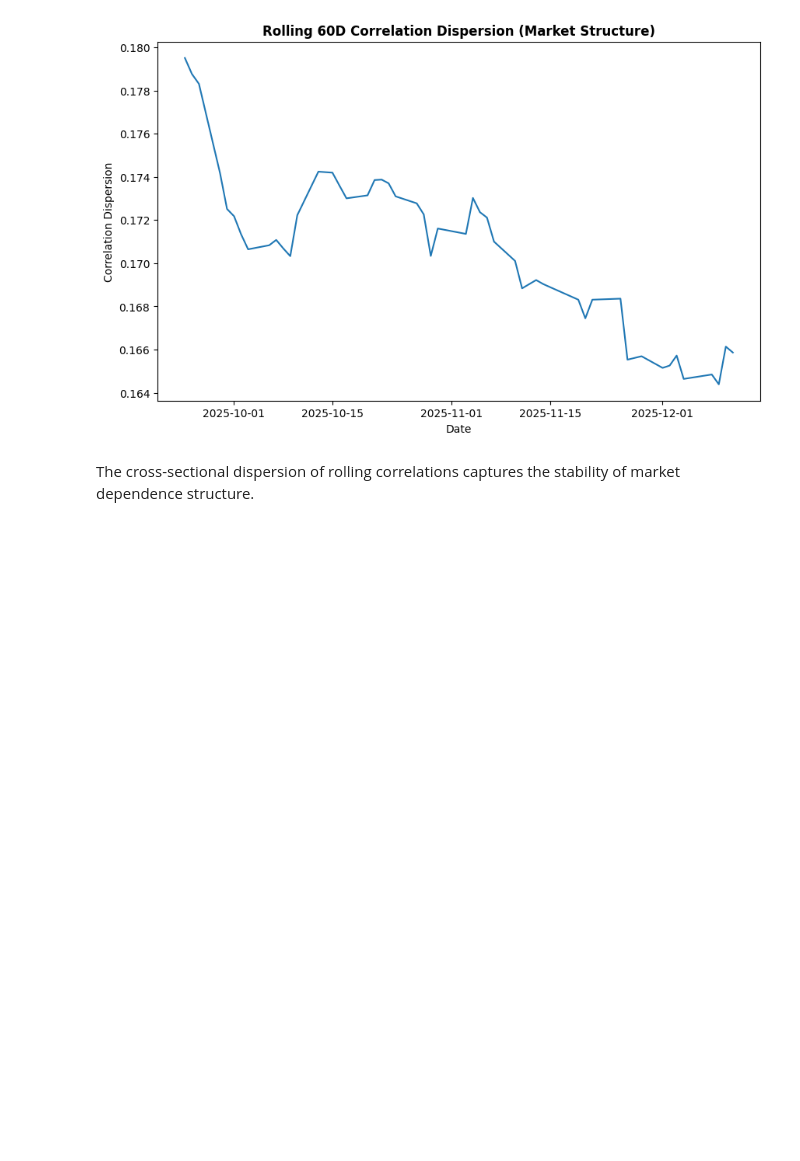
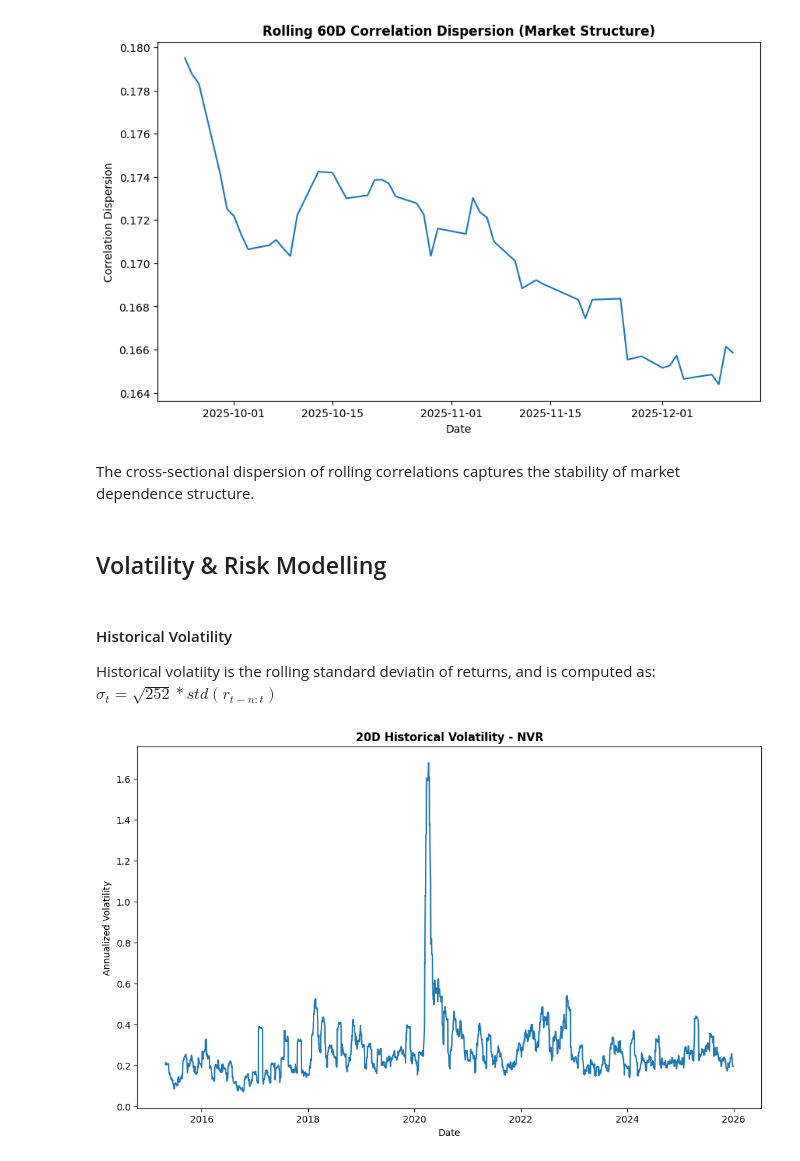
Before and after one commit to gorkemyencak/stock-volatility-time-series-analysis, a Jupyter notebook: main.ipynb, the cells around one changed output. Saved outputs shown, nothing was run; the diff lists cells and outputs as text; code cells hidden in the pictures; blank space fills up the shorter version.

```diff
--- a/main.ipynb
+++ b/main.ipynb
@@ -614,3 +614,45 @@ plt.show()
 [figure]
 # %% [markdown]
 The cross-sectional dispersion of rolling correlations captures the stability of market dependence structure.
+# %% [markdown]
+## Volatility & Risk Modelling
+# %% [markdown]
+#### Historical Volatility
+
+Historical volatiity is the rolling standard deviatin of returns, and is computed as:
+$\sigma_{t} = \sqrt{252} * std(r_{t-n:t})$
+# %%
+# computing historical volatility
+trading_days = 252 # in a year
+annualization = np.sqrt(trading_days)
+window_vol = 20 # 1 trading month
+
+feature_data_hv = {}
+
+for ticker, df in feature_data.items():
+    df = df.copy()
+
+    df['hist_vol_20d'] = (
+        annualization *
+        df['log_return_1d']
+        .rolling(window_vol)
+        .std()
+    )
+
+    feature_data_hv[ticker] = df.dropna()
+# %%
+# visualizing historical volatility
+sample_ticker = list(feature_data_hv.keys())[0]
+df = feature_data_hv[sample_ticker]
+
+plt.figure(figsize=(12, 7))
+plt.plot(
+    df['Date'],
+    df['hist_vol_20d']
+)
+plt.title(f'20D Historical Volatility - {sample_ticker}', fontweight = 'bold')
+plt.ylabel('Annualized Volatility')
+plt.xlabel('Date')
+plt.show()
+# %% [output]
+[figure, added]
```
Also changed, not shown: parts of 5 cells of this notebook.
